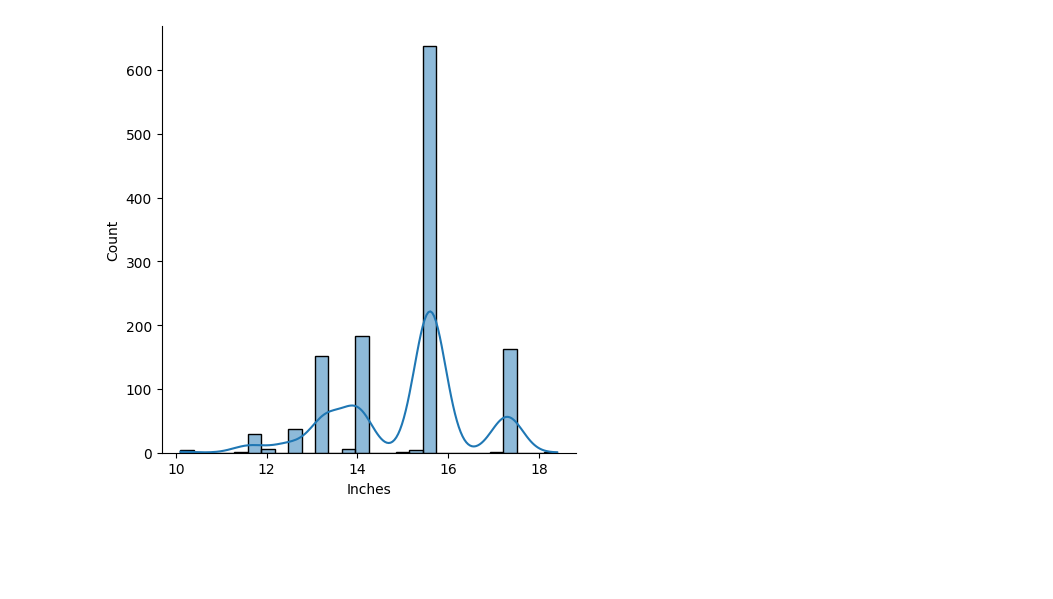
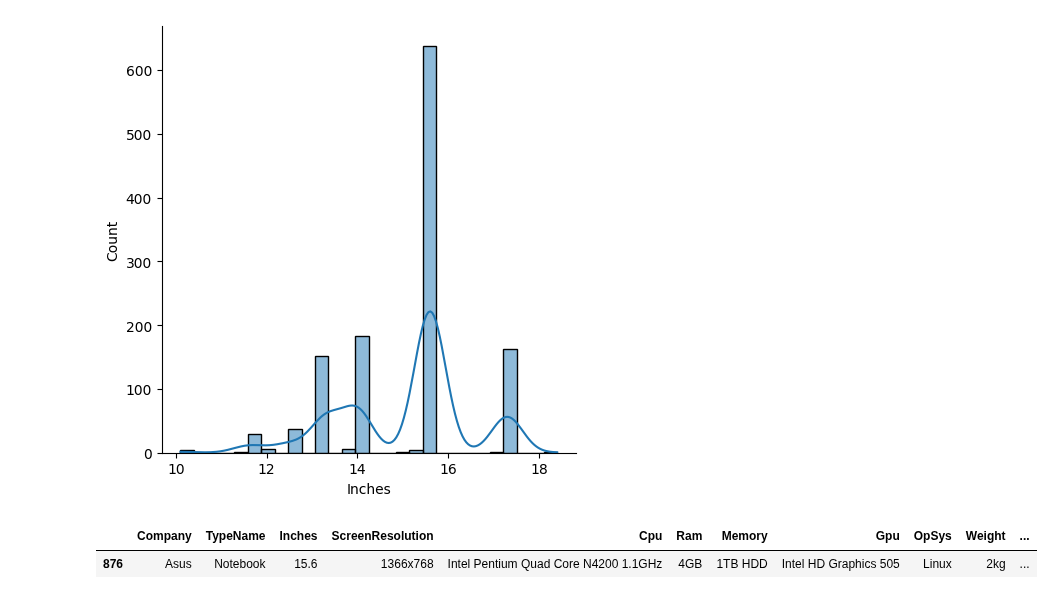
Before and after one commit to Avdhoot-Ukirde/Virtual-Environment-streamlit-Prediction-model, a Jupyter notebook: laptop.ipynb, the cells around one changed output. Cells and saved outputs as stored; diff of their text form; code cells hidden in the pictures; blank space fills up the shorter version.

Commit message:
did  eda uptil ScreenResolusion

```diff
--- a/laptop.ipynb
+++ b/laptop.ipynb
@@ -150,3 +150,8 @@ sb.displot(x= df['Inches'],kde=True)
 # %% [output]
 <seaborn.axisgrid.FacetGrid at 0x...>
 [figure]
+# %%
+df.sample()
+# %% [output]
+|  | Company | TypeName | Inches | ScreenResolution | Cpu | Ram | Memory | Gpu | OpSys | Weight | ... |
+| 876 | Asus | Notebook | 15.6 | 1366x768 | Intel Pentium Quad Core N4200 1.1GHz | 4GB | 1TB HDD | Intel HD Graphics 505 | Linux | 2kg | ... |
```
